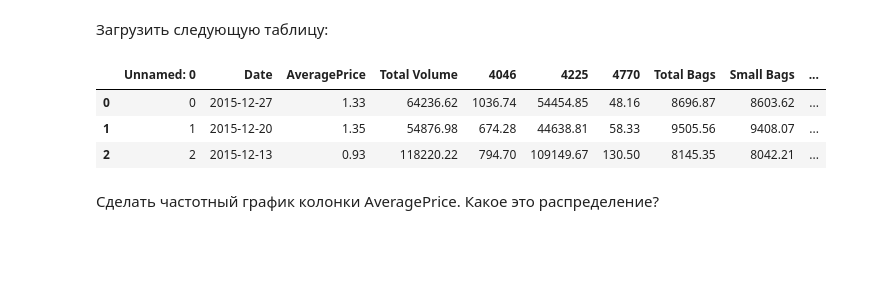
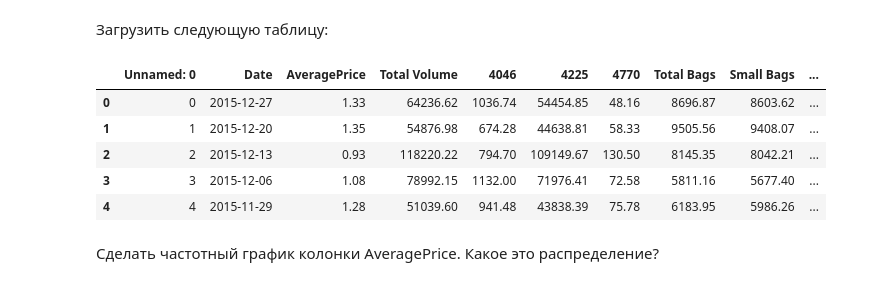
Before and after one commit to pythonwillow/pyda, a Jupyter notebook: dz_1 основы описательной статистики, виды распределений.ipynb, the cells around one changed output. Saved outputs shown, nothing was run; the diff lists cells and outputs as text; code cells hidden in the pictures; blank space fills up the shorter version.

```diff
--- a/dz_1 основы описательной статистики, виды распределений.ipynb
+++ b/dz_1 основы описательной статистики, виды распределений.ipynb
@@ -44,13 +168,16 @@ World happiness gauged by technologies, social norms, and government policies. D
 # %%
 import io
 import requests
 url="http://yustiks.ru/avocado.csv"
 df=pd.read_csv(url)
 df[:3]
+df.head()
 # %% [output]
 |  | Unnamed: 0 | Date | AveragePrice | Total Volume | 4046 | 4225 | 4770 | Total Bags | Small Bags | ... |
 | 0 | 0 | 2015-12-27 | 1.33 | 64236.62 | 1036.74 | 54454.85 | 48.16 | 8696.87 | 8603.62 | ... |
 | 1 | 1 | 2015-12-20 | 1.35 | 54876.98 | 674.28 | 44638.81 | 58.33 | 9505.56 | 9408.07 | ... |
 | 2 | 2 | 2015-12-13 | 0.93 | 118220.22 | 794.70 | 109149.67 | 130.50 | 8145.35 | 8042.21 | ... |
+| 3 | 3 | 2015-12-06 | 1.08 | 78992.15 | 1132.00 | 71976.41 | 72.58 | 5811.16 | 5677.40 | ... |
+| 4 | 4 | 2015-11-29 | 1.28 | 51039.60 | 941.48 | 43838.39 | 75.78 | 6183.95 | 5986.26 | ... |
 # %% [markdown]
 Сделать частотный график колонки AveragePrice. Какое это распределение?
```
Also changed, not shown: parts of 17 cells of this notebook, 2 other files.
